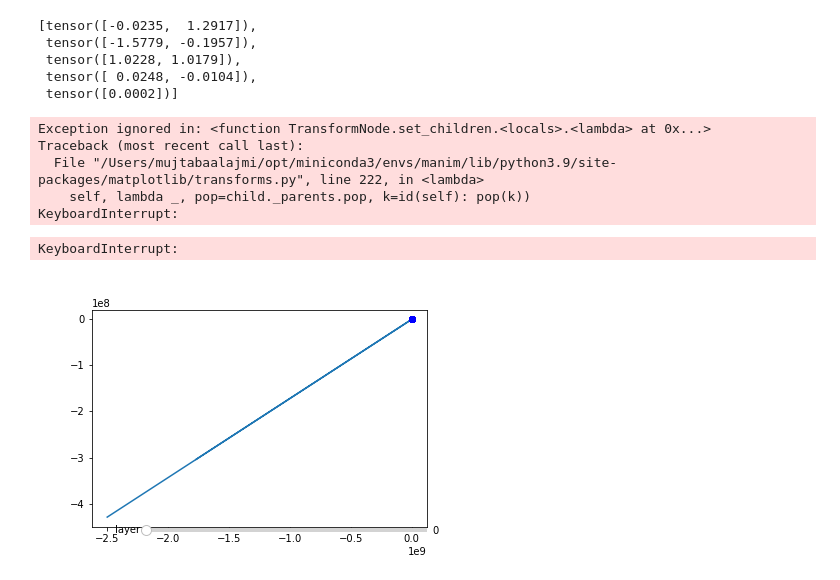
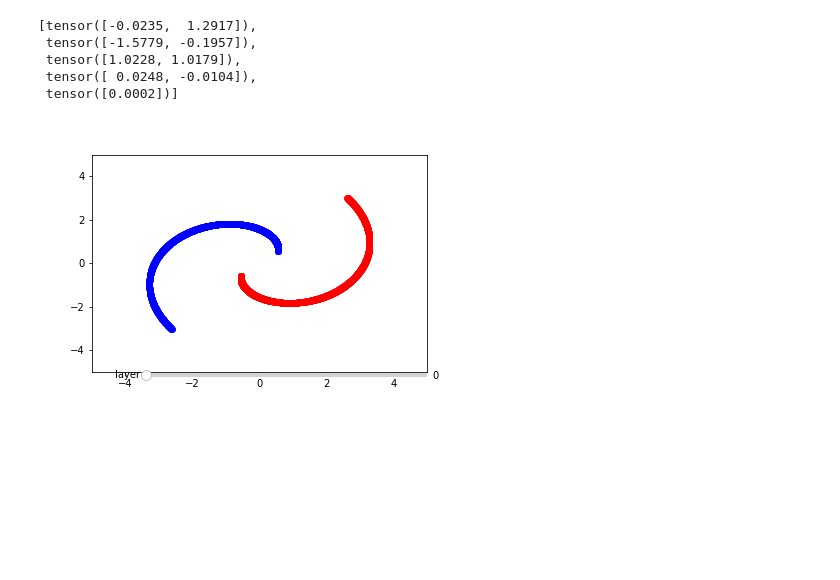
Before and after one commit to igreat/animations, a Jupyter notebook: manifold-hypothesis/testing.ipynb, the cells around one changed output. Saved outputs shown, nothing was run; the diff lists cells and outputs as text; code cells hidden in the pictures; blank space fills up the shorter version.

```diff
--- a/manifold-hypothesis/testing.ipynb
+++ b/manifold-hypothesis/testing.ipynb
@@ -42,7 +42,7 @@ plt.plot(*red_spiral, "ro")
 [<matplotlib.lines.Line2D at 0x...>]
 [figure]
 # %%
-t = np.arange(2, 10, 0.0001) * 0.4
+t = np.arange(2, 10, 0.01) * 0.4
 blue_spiral = np.array([np.cos(t), np.sin(t)]) * t
 plt.grid()
 plt.plot(*blue_spiral, "bo")
@@ -170,71 +169,64 @@ from matplotlib.widgets import Slider
 
 x, labels = data[:, 0:2], data[:, 2].detach().numpy()
 _, hidden_out = model(x)
 
 
-# TRY TO GET THE REVERSE TRANSFORMATION TO WORK!
-w = list(model.parameters())[-2].detach().squeeze(0)
-b = list(model.parameters())[-1].detach().squeeze(0)
-x = np.arange(-100, 100, 0.001)
-y = -w[0]/w[1] * x - b / w[1]
+# # TRY TO GET THE REVERSE TRANSFORMATION TO WORK!
+# w = list(model.parameters())[-2].detach().squeeze(0)
+# b = list(model.parameters())[-1].detach().squeeze(0)
+# x = np.arange(-100, 100, 0.001)
+# y = -w[0]/w[1] * x - b / w[1]
 
-line = np.concatenate((x.reshape(-1, 1), y.reshape(-1, 1)), axis=1)
+# line = np.concatenate((x.reshape(-1, 1), y.reshape(-1, 1)), axis=1)
 
 
-bound = torch.tensor(line).float().detach()
-bounds = [bound]
+# bound = torch.tensor(line).float().detach()
+# bounds = [bound]
 
-W = list(reversed(list(model.parameters())))[2:]
-bound = leaky_relu_inv(bound)
-bounds.append(bound)
-bound -= W[0]
-bound = bound @ torch.inverse(W[1])
-bounds.append(bound)
-bound = leaky_relu_inv(bound)
-bounds.append(bound)
-bound -= W[2]
-bound = bound @ torch.inverse(W[3])
-bounds.append(bound)
-bound = leaky_relu_inv(bound)
-bounds.append(bound)
-bound -= W[4]
-bound = bound @ torch.inverse(W[5])
-bounds.append(bound)
-# something goes wrong here?
-bound = leaky_relu_inv(bound)
-bounds.append(bound)
-bound -= W[6]
-bound = bound @ torch.inverse(W[7])
-bounds.append(bound)
-bounds = list(reversed(bounds))
+# W = list(reversed(list(model.parameters())))[2:]
+# bound = leaky_relu_inv(bound)
+# bounds.append(bound)
+# bound -= W[0]
+# bound = bound @ torch.inverse(W[1])
+# bounds.append(bound)
+# bound = leaky_relu_inv(bound)
+# bounds.append(bound)
+# bound -= W[2]
+# bound = bound @ torch.inverse(W[3])
+# bounds.append(bound)
+# bound = leaky_relu_inv(bound)
+# bounds.append(bound)
+# bound -= W[4]
+# bound = bound @ torch.inverse(W[5])
+# bounds.append(bound)
+# # something goes wrong here?
+# bound = leaky_relu_inv(bound)
+# bounds.append(bound)
+# bound -= W[6]
+# bound = bound @ torch.inverse(W[7])
+# bounds.append(bound)
+# bounds = list(reversed(bounds))
+
 ax = plt.axes()
-
-
 
 ax_layer = plt.axes([0.25, 0.1, 0.65, 0.03])
 layer_slider = Slider(ax_layer, label="layer", valmin=0, valmax=len(hidden_out) - 2, valstep=1)
 
 def update_graph(val):
     ax.clear()
     layer = hidden_out[layer_slider.val].detach().numpy()
-    ax.plot(*bounds[layer_slider.val].detach().numpy().T)
+    # ax.plot(*bounds[layer_slider.val].detach().numpy().T)
 
     for h_out, label in zip(layer, labels):
         color = "ro" if label == 0 else "bo"
         ax.plot(*h_out, color)
 
     ax.set_ylim([-5, 5])
     ax.set_xlim([-5,5])
 
 update_graph(0)
 layer_slider.on_changed(update_graph)
 
 plt.show()
 # %% [output]
-Exception ignored in: <function TransformNode.set_children.<locals>.<lambda> at 0x...>
-Traceback (most recent call last):
-  File "/Users/mujtabaalajmi/opt/miniconda3/envs/manim/lib/python3.9/site-packages/matplotlib/transforms.py", line 222, in <lambda>
-    self, lambda _, pop=child._parents.pop, k=id(self): pop(k))
-KeyboardInterrupt:
-KeyboardInterrupt:
-[figure, old version]
+[figure, new version]
```
Also changed, not shown: parts of 1 cell of this notebook, 2 other files.
